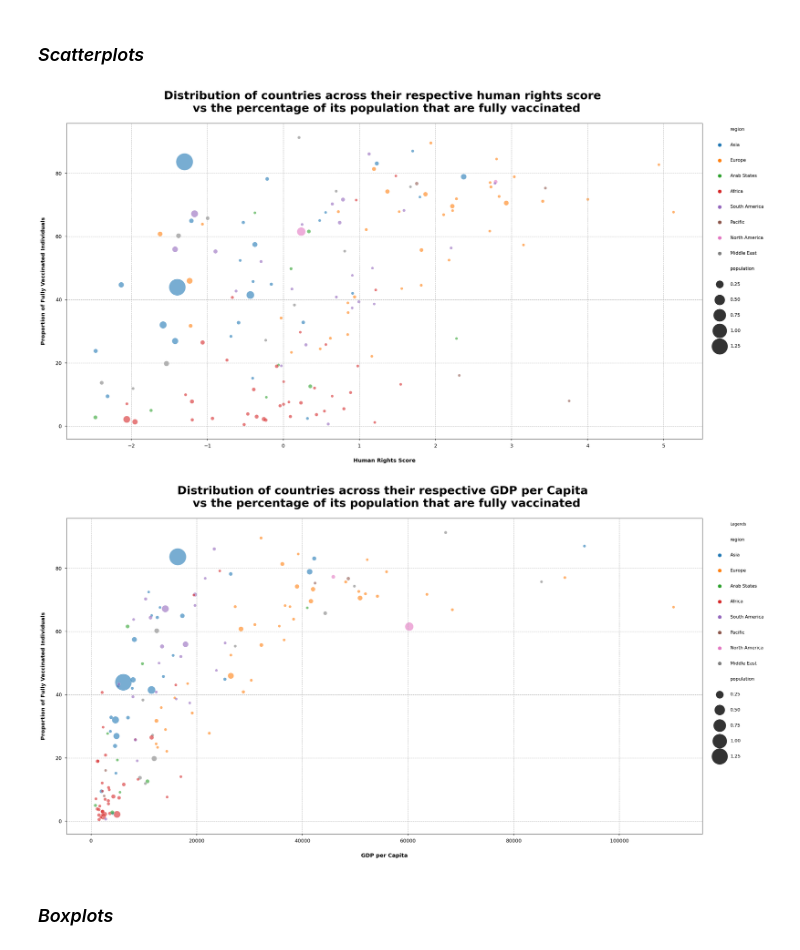
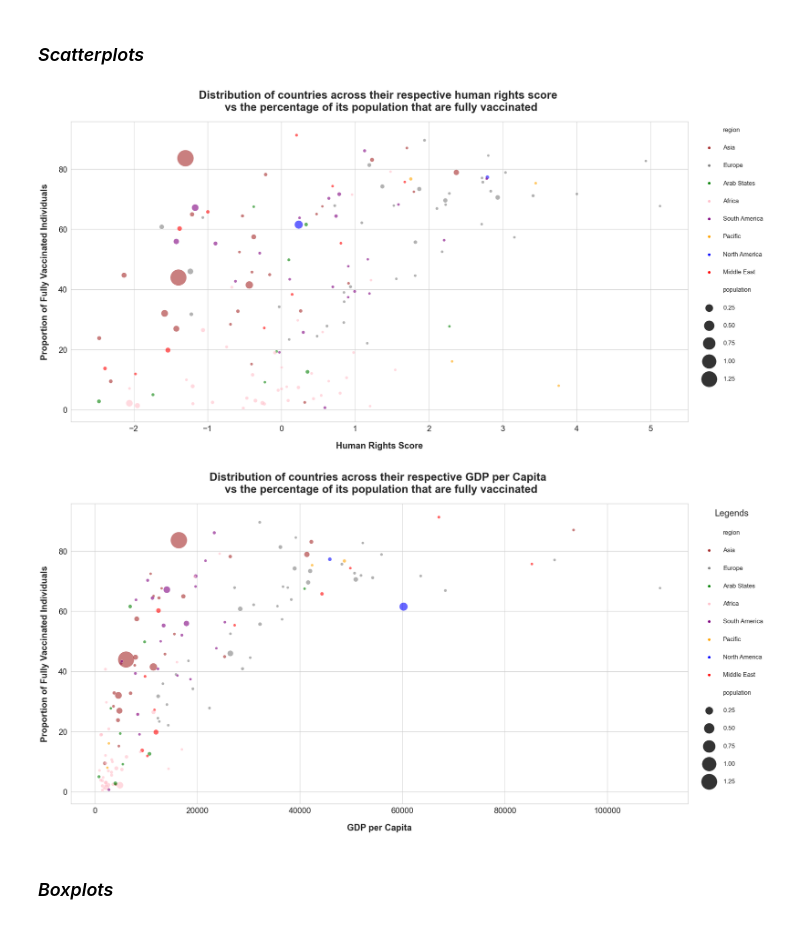
Before and after one commit to RuizLorenzoChavez/DATA100-Finals-COVID-Vaccination-Tracker, a Jupyter notebook: group1-data-storytelling.ipynb, the cells around one changed output. Saved outputs shown, nothing was run; the diff lists cells and outputs as text; code cells hidden in the pictures.

```diff
--- a/group1-data-storytelling.ipynb
+++ b/group1-data-storytelling.ipynb
@@ -901,9 +901,8 @@ prime_dataset.describe()
 | max | 5.129846 | 110261.157353 | 1.440298e+09 | 1.204089e+09 | 91.270000 |
 # %% [markdown]
 ### *Globalizing Settings for Viz*
-# %%
-plt.rcParams.update(plt.rcParamsDefault)
-plt.style.use('seaborn-talk')
+# %%
+sns.set_theme(font_scale=2,context='notebook',style='whitegrid',palette='deep')
 # %% [markdown]
 ### *Data distribution*
 # %%
@@ -1050,30 +1045,30 @@ graph = graph.add_legend()
 # %%
 fig = plt.figure(figsize=(30,15))
 
 ax = fig.add_subplot(111)
-sns.scatterplot(data=prime_dataset,x='human_rights_score',y='fully_vaccinated_percent',hue='region',size='population',sizes=(50,2000),alpha=.6)
+sns.scatterplot(data=prime_dataset,x='human_rights_score',y='fully_vaccinated_percent',hue='region',size='population',sizes=(50,2000),alpha=.6,palette={'North America':'blue','Pacific':'orange','Arab States':'green','Middle East':'red','South America':'purple','Asia':'brown','Africa':'pink','Europe':'grey'})
 
 ax.set_title('Distribution of countries across their respective human rights score \n vs the percentage of its population that are fully vaccinated',fontdict={'fontweight':'bold'},size=30,pad=30)
 ax.set_ylabel('Proportion of Fully Vaccinated Individuals',labelpad=25,fontweight='bold')
 ax.set_xlabel('Human Rights Score',fontweight='bold',labelpad=25)
-ax.legend(loc='best',fontsize='large',bbox_to_anchor=(1.01,1),labelspacing=2.5, handlelength=3,frameon=False)
+ax.legend(loc='best',fontsize='x-small',bbox_to_anchor=(1.01,1),labelspacing=2, handlelength=3,frameon=False)
 
-plt.grid(linestyle='--',linewidth=1)
+plt.savefig('viz/humanrights-fullyvax-scatterplot.png',facecolor='white', transparent=False)
 # %% [output]
-[figure, old version]
+[figure, new version]
 # %%
 fig = plt.figure(figsize=(30,15))
 
 ax = fig.add_subplot(111)
-sns.scatterplot(data=prime_dataset,x='gdp_per_capita',y='fully_vaccinated_percent',hue='region',size='population',sizes=(50,2000),alpha=.6)
+sns.scatterplot(data=prime_dataset,x='gdp_per_capita',y='fully_vaccinated_percent',hue='region',size='population',sizes=(50,2000),alpha=.6,palette={'North America':'blue','Pacific':'orange','Arab States':'green','Middle East':'red','South America':'purple','Asia':'brown','Africa':'pink','Europe':'grey'})
 
 ax.set_title('Distribution of countries across their respective GDP per Capita \n vs the percentage of its population that are fully vaccinated',fontdict={'fontweight':'bold'},size=30,pad=30)
 ax.set_ylabel('Proportion of Fully Vaccinated Individuals',labelpad=25,fontweight='bold')
 ax.set_xlabel('GDP per Capita',fontweight='bold',labelpad=25)
-ax.legend(loc='best',fontsize='large',bbox_to_anchor=(1.01,1),title='Legends',labelspacing=2.5, handlelength=3,frameon=False)
+ax.legend(loc='best',fontsize='x-small',bbox_to_anchor=(1.01,1),title='Legends',labelspacing=2, handlelength=3,frameon=False)
 
-plt.grid(linestyle='--',linewidth=1)
+plt.savefig('viz/gdp-fullyvax-scatterplot.png',facecolor='white', transparent=False)
 # %% [output]
-[figure, old version]
+[figure, new version]
 # %% [markdown]
 ### *Boxplots*
```
Also changed, not shown: parts of 12 cells of this notebook, 9 other files.
